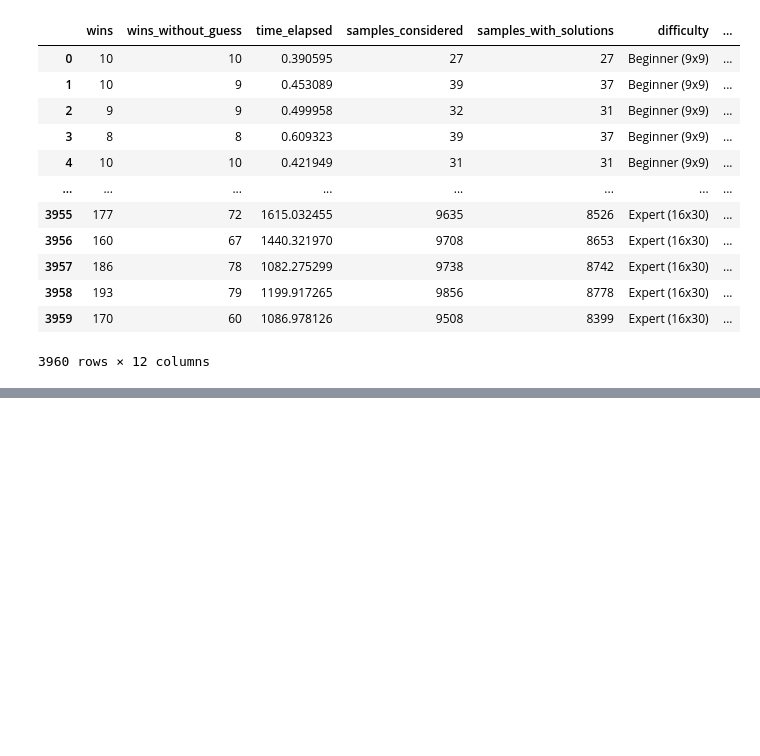
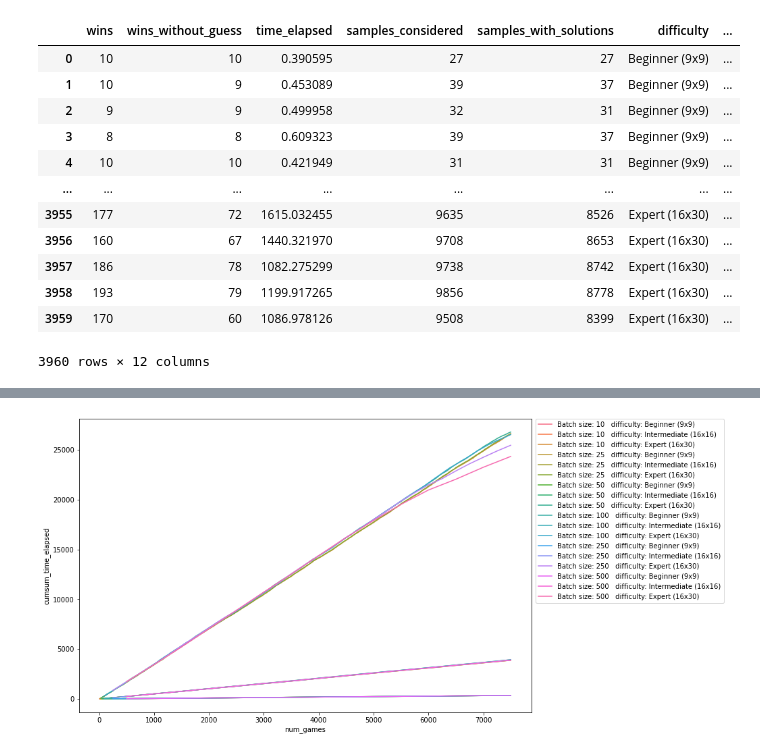
Before and after one commit to KostasKv/Minesweeper-with-AI, a Jupyter notebook: data/batch & cpu count experiment.ipynb, the cells around one changed output, grey strips where cells are left out. Saved outputs shown, nothing was run; the diff lists cells and outputs as text; code cells hidden in the pictures; blank space fills up the shorter version.

```diff
--- a/data/batch & cpu count experiment.ipynb
+++ b/data/batch & cpu count experiment.ipynb
@@ -37,0 +140,10 @@ data_times
+# %%
+ax = sns.lineplot(x='num_games', y='cumsum_time_elapsed', hue='group', data=df)
+fig = plt.gcf()
+fig.set_size_inches(12, 8)
+plt.legend(bbox_to_anchor=(1.01, 1),borderaxespad=0)
+
+# plt.legend(loc='upper left')
+plt.show()
+# %% [output]
+[figure, added]
```
Also changed, not shown: parts of 18 cells of this notebook.
